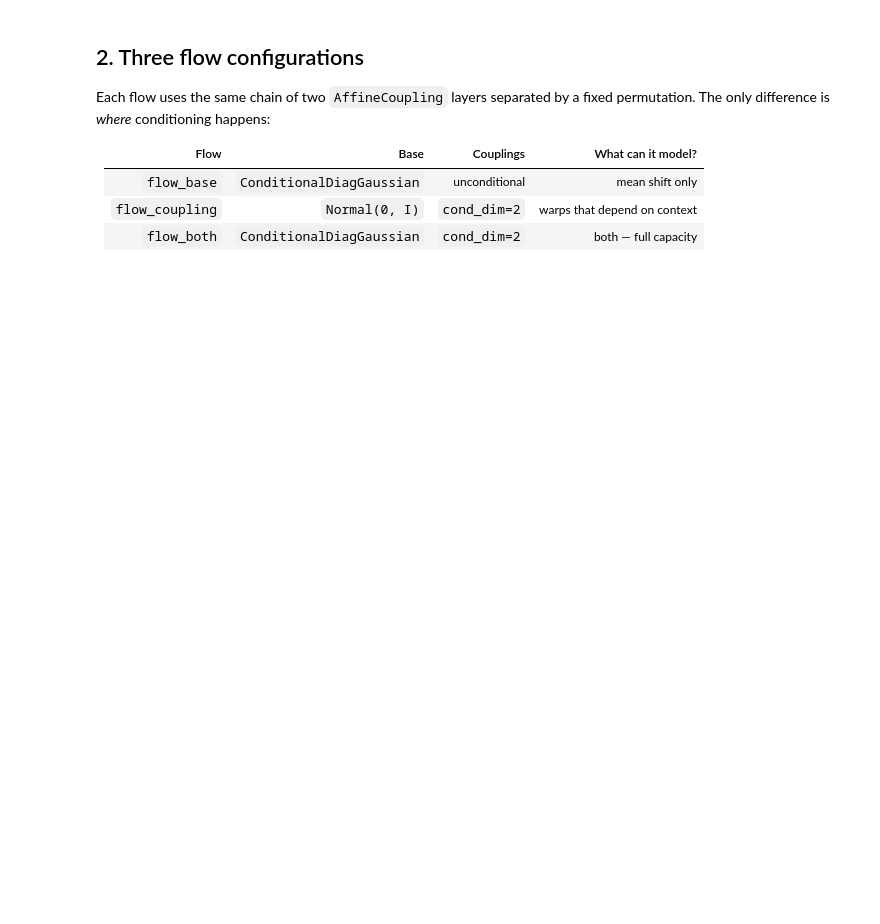
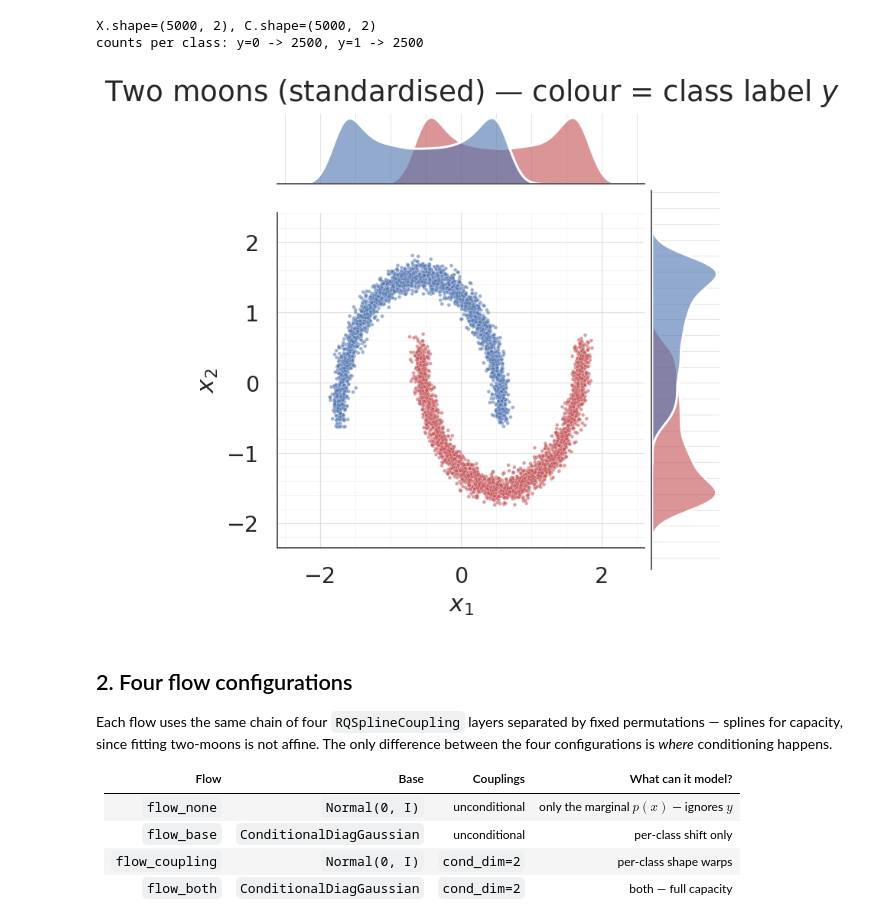
Before and after one commit to jejjohnson/gauss_flows, a Jupyter notebook: docs/notebooks/08_conditional_flow_three_ways.ipynb, the cells around one changed output. Saved outputs shown, nothing was run; the diff lists cells and outputs as text; code cells hidden in the pictures; blank space fills up the shorter version.

```diff
--- a/docs/notebooks/08_conditional_flow_three_ways.ipynb
+++ b/docs/notebooks/08_conditional_flow_three_ways.ipynb
@@ -99,11 +73,44 @@ plt.show()
+# %%
+X_raw, y = make_moons(n_samples=5000, noise=0.05, random_state=0)
+X = (X_raw - X_raw.mean(axis=0)) / X_raw.std(axis=0)
+X = jnp.asarray(X, dtype=jnp.float32)
+C = jax.nn.one_hot(jnp.asarray(y, dtype=jnp.int32), num_classes=2)
+print(f"X.shape={X.shape}, C.shape={C.shape}")
+print(f"counts per class: y=0 -> {int((y == 0).sum())}, y=1 -> {int((y == 1).sum())}")
+# %% [output]
+X.shape=(5000, 2), C.shape=(5000, 2)
+counts per class: y=0 -> 2500, y=1 -> 2500
+# %%
+# Show the marginal as a jointplot (matches notebook 01's data overview),
+# colour-coded by class so the conditional structure is obvious.
+g = sns.jointplot(
+    x=np.asarray(X[:, 0]),
+    y=np.asarray(X[:, 1]),
+    hue=np.asarray(y),
+    palette={0: palette[0], 1: palette[3]},
+    kind="scatter",
+    height=6.5,
+    ratio=5,
+    space=0.1,
+    joint_kws={"s": 10, "alpha": 0.55},
+    marginal_kws={"alpha": 0.6, "edgecolor": "white"},
+    legend=False,
+)
+g.set_axis_labels("$x_1$", "$x_2$")
+g.figure.suptitle("Two moons (standardised) — colour = class label $y$", y=1.02)
+style_jointgrid(g)
+plt.show()
+# %% [output]
+[figure, added]
 # %% [markdown]
-## 2. Three flow configurations
+## 2. Four flow configurations
 
-Each flow uses the same chain of two `AffineCoupling` layers separated by a fixed permutation. The only difference is *where* conditioning happens:
+Each flow uses the same chain of four `RQSplineCoupling` layers separated by fixed permutations — splines for capacity, since fitting two-moons is not affine. The only difference between the four configurations is *where* conditioning happens.
 
 | Flow | Base | Couplings | What can it model? |
 |---|---|---|---|
-| `flow_base` | `ConditionalDiagGaussian` | unconditional | mean shift only |
-| `flow_coupling` | `Normal(0, I)` | `cond_dim=2` | warps that depend on context |
+| `flow_none` | `Normal(0, I)` | unconditional | only the marginal $p(x)$ — ignores $y$ |
+| `flow_base` | `ConditionalDiagGaussian` | unconditional | per-class shift only |
+| `flow_coupling` | `Normal(0, I)` | `cond_dim=2` | per-class shape warps |
 | `flow_both` | `ConditionalDiagGaussian` | `cond_dim=2` | both — full capacity |
 # %%
```
Also changed, not shown: parts of 21 cells of this notebook, 3 other files.
